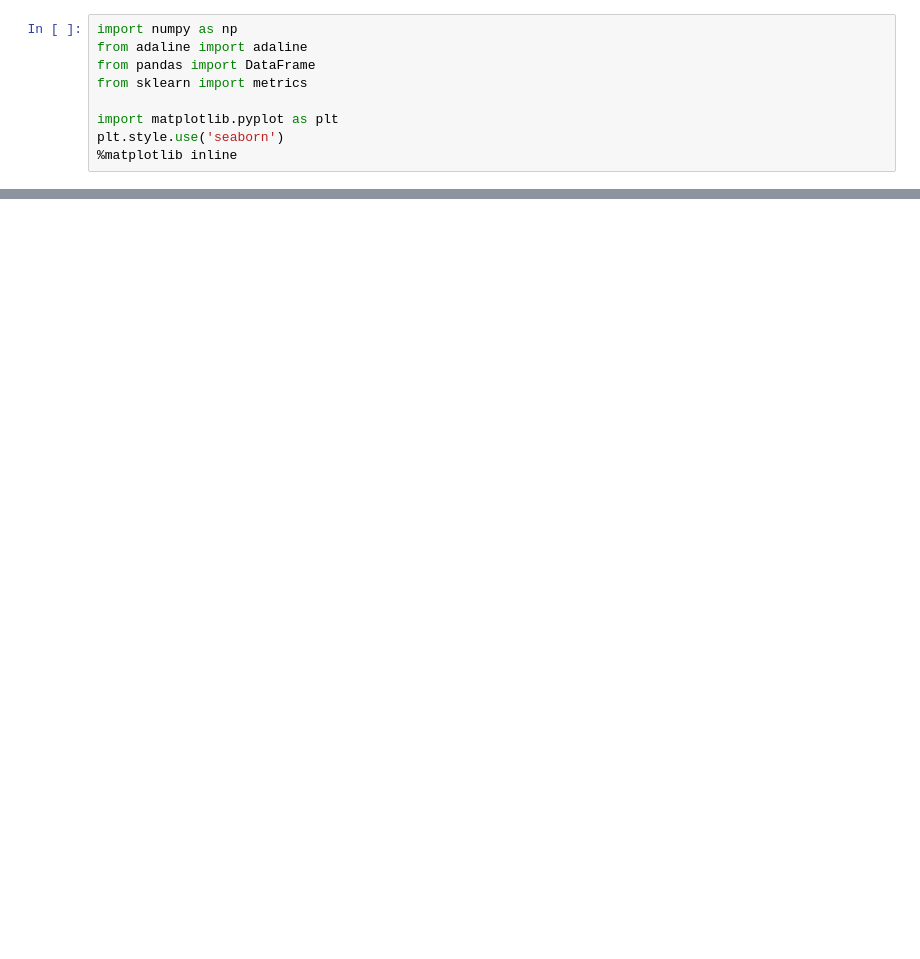
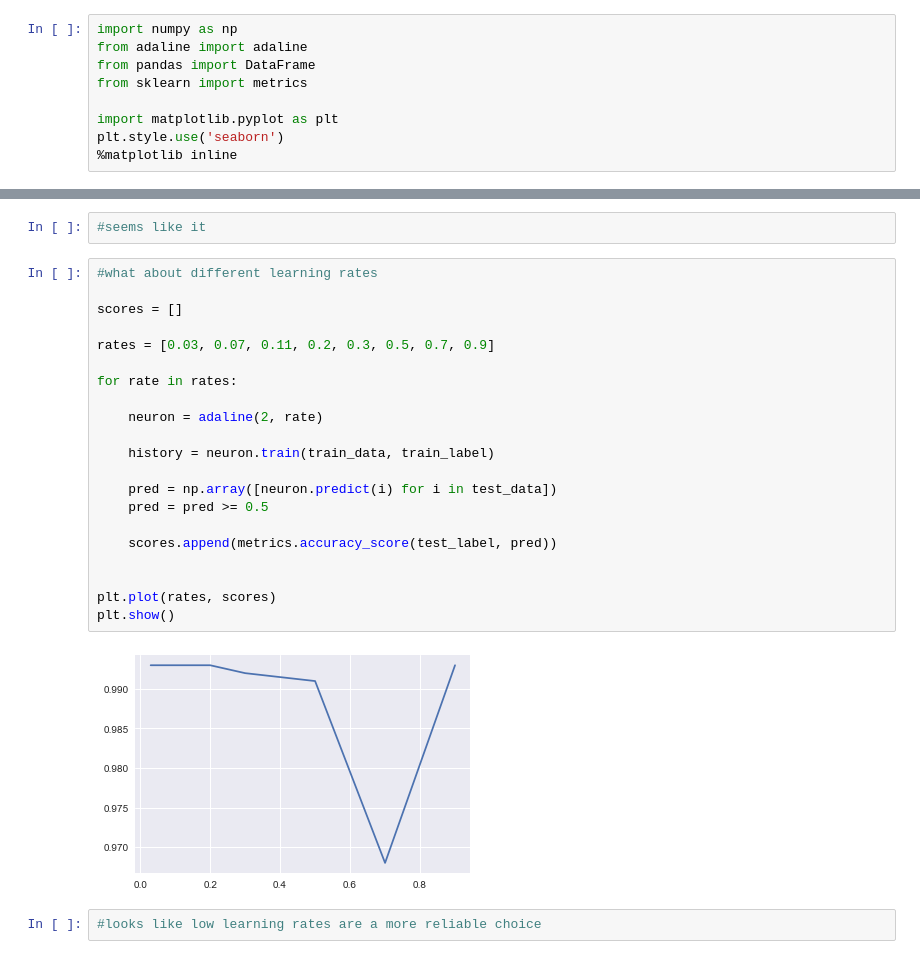
Before and after one commit to Israel0545488592/NeuralComputing1, a Jupyter notebook: train_test_adaline.ipynb, the cells around one changed output, grey strips where cells are left out. Cells and saved outputs as stored; diff of their text form; blank space fills up the shorter version.

```diff
--- a/train_test_adaline.ipynb
+++ b/train_test_adaline.ipynb
@@ -68,0 +88,27 @@ plt.show()
+# %%
+#seems like it
+# %%
+#what about different learning rates
+
+scores = []
+
+rates = [0.03, 0.07, 0.11, 0.2, 0.3, 0.5, 0.7, 0.9]
+
+for rate in rates:
+
+    neuron = adaline(2, rate)
+
+    history = neuron.train(train_data, train_label)
+
+    pred = np.array([neuron.predict(i) for i in test_data])
+    pred = pred >= 0.5
+
+    scores.append(metrics.accuracy_score(test_label, pred))
+
+
+plt.plot(rates, scores)
+plt.show()
+# %% [output]
+[figure, added]
+# %%
+#looks like low learning rates are a more reliable choice
```
Also changed, not shown: parts of 17 cells of this notebook, 1 other file.
